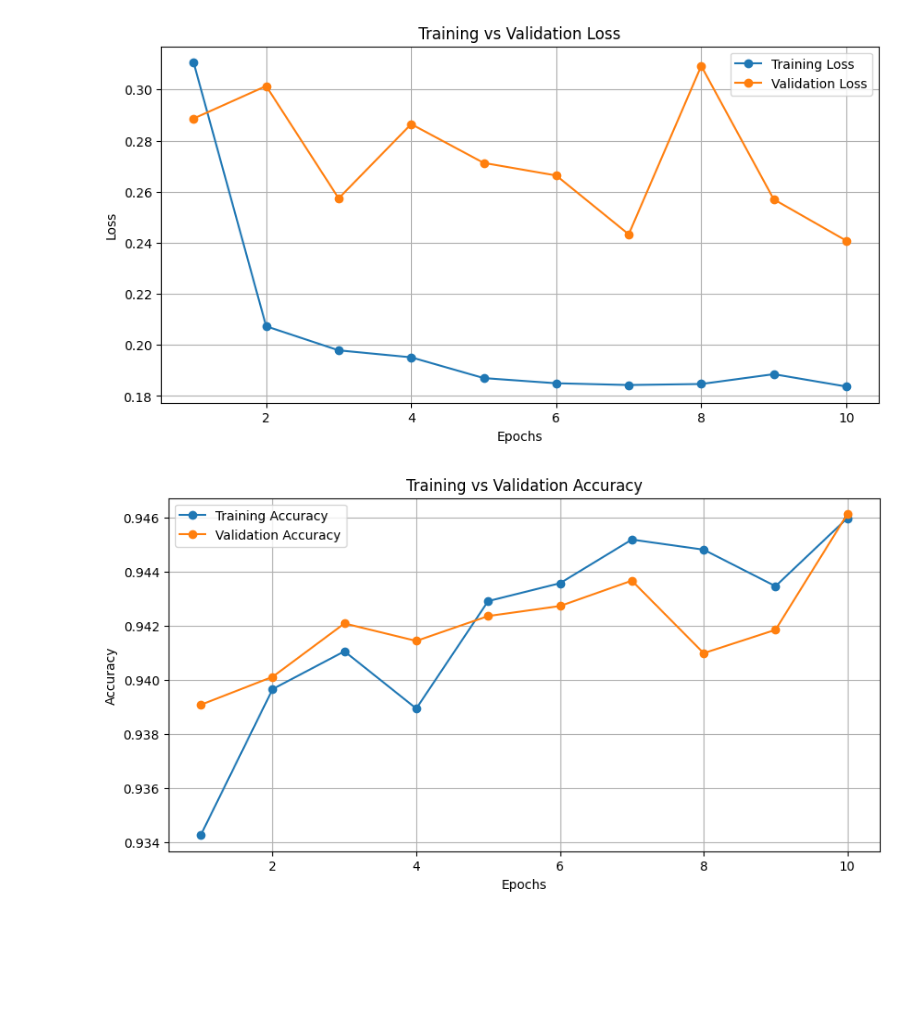
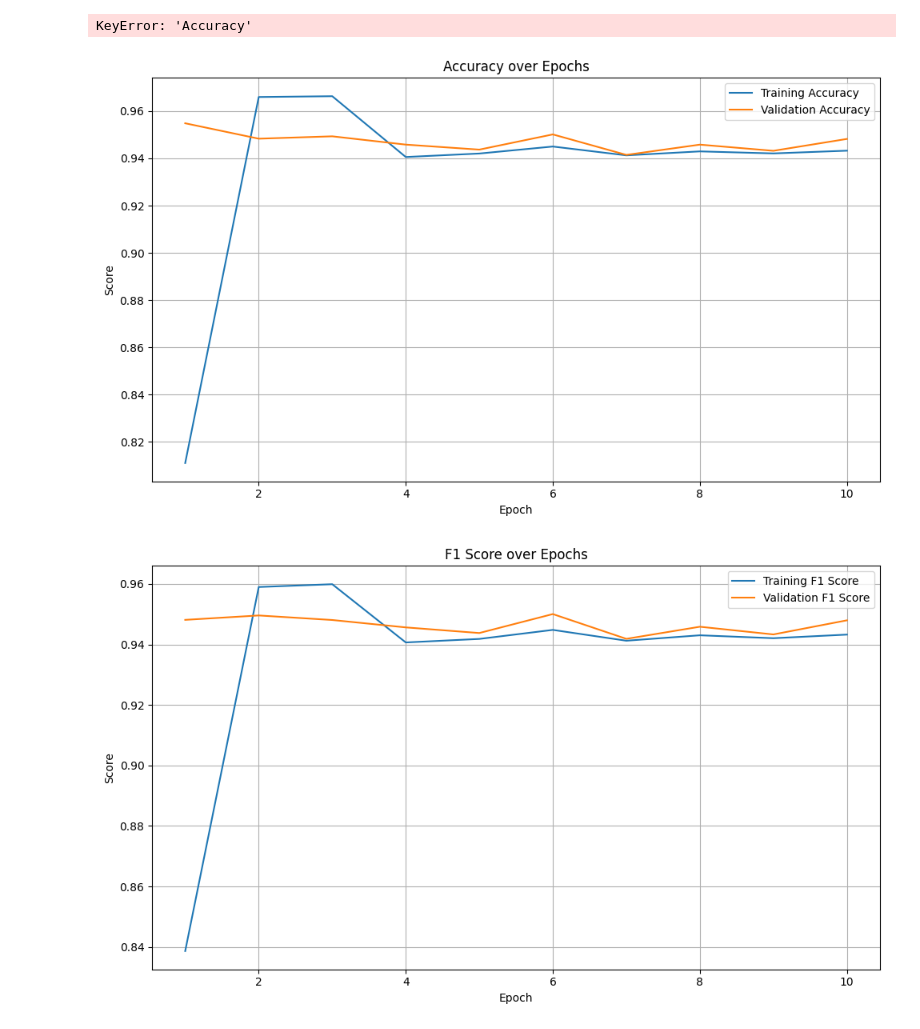
Before and after one commit to Taramas73/DS-final-project, a Jupyter notebook: src/read_training_log.ipynb, the cells around one changed output. Drawn from its saved outputs; the diff is of its cells as text; code cells hidden in the pictures; blank space fills up the shorter version.

Commit message:
latest model

```diff
--- a/src/read_training_log.ipynb
+++ b/src/read_training_log.ipynb
@@ -10,7 +10,7 @@ accuracy = []
 val_accuracy = []
 
 # Read the file
-with open("../training_log.txt", "r") as file:
+with open("../models/unet_v9_multiclass_epoch_10_training_log.txt", "r") as file:
     for line in file:
         # Split into epoch number and dictionary
         parts = line.split(": ", 1)
@@ -30,6 +30,7 @@ plt.plot(epochs, loss, label='Training Loss', marker='o')
 plt.plot(epochs, val_loss, label='Validation Loss', marker='o')
 plt.xlabel('Epochs')
 plt.ylabel('Loss')
+plt.ylim(0.1,0.35)
 plt.title('Training vs Validation Loss')
 plt.legend()
 plt.grid()
@@ -41,10 +42,68 @@ plt.plot(epochs, accuracy, label='Training Accuracy', marker='o')
 plt.plot(epochs, val_accuracy, label='Validation Accuracy', marker='o')
 plt.xlabel('Epochs')
 plt.ylabel('Accuracy')
+plt.ylim(0.92,0.96)
 plt.title('Training vs Validation Accuracy')
 plt.legend()
 plt.grid()
 plt.show()
 # %% [output]
-[figure, removed]
-[figure, removed]
+KeyError: 'Accuracy'
+# %%
+import re
+import matplotlib.pyplot as plt
+from collections import defaultdict
+
+# Read raw log data
+with open('../models/unet_v9_multiclass_epoch_10_training_log.txt', 'r') as file:
+    lines = file.readlines()
+
+# Dictionary to store lists of metrics per epoch
+metrics = defaultdict(lambda: defaultdict(list))
+
+# Parse each line
+for line in lines:
+    match = re.match(r"Epoch (\d+): (.*)", line)
+    if match:
+        epoch = int(match.group(1))
+        metric_str = match.group(2)
+        metric_dict = eval(metric_str)  # Use only with trusted input!
+        for key, value in metric_dict.items():
+            metrics[key][epoch].append(value)
+
+# Average values if repeated entries for the same epoch
+averaged_metrics = {
+    key: {
+        epoch: sum(values) / len(values)
+        for epoch, values in epoch_dict.items()
+    }
+    for key, epoch_dict in metrics.items()
+}
+
+# Plotting helper
+def plot_two_metrics(metric1, metric2, label1, label2, title):
+    plt.figure(figsize=(10, 6))
+    for metric, label in zip([metric1, metric2], [label1, label2]):
+        if metric in averaged_metrics:
+            epochs = sorted(averaged_metrics[metric].keys())
+            values = [averaged_metrics[metric][ep] for ep in epochs]
+            plt.plot(epochs, values, label=label)
+    plt.title(title)
+    plt.xlabel("Epoch")
+    plt.ylabel("Score")
+    plt.legend()
+    plt.grid(True)
+    plt.tight_layout()
+    plt.show()
+
+# Plot 1: Accuracy
+plot_two_metrics("accuracy", "val_accuracy", "Training Accuracy", "Validation Accuracy", "Accuracy over Epochs")
+
+# Plot 2: F1 Score
+plot_two_metrics("f1_score", "val_f1_score", "Training F1 Score", "Validation F1 Score", "F1 Score over Epochs")
+
+# Plot 3: Loss
+plot_two_metrics("loss", "val_loss", "Training Loss", "Validation Loss", "Loss over Epochs")
+# %% [output]
+[figure, added]
+[figure, added]
```
Also changed, not shown: parts of 3 cells of this notebook, 8 other files.
